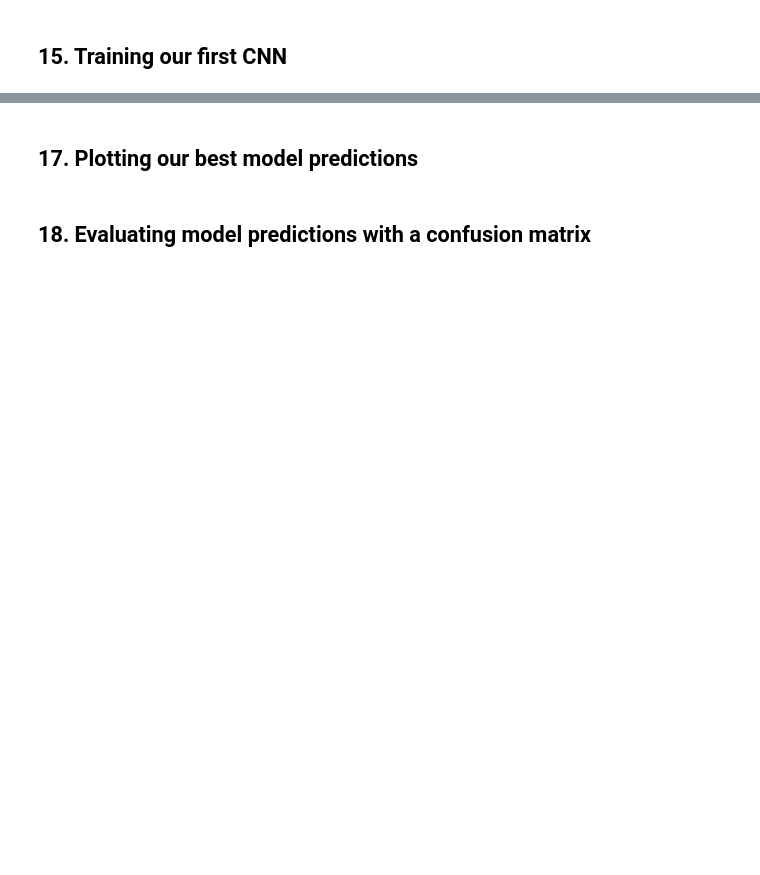
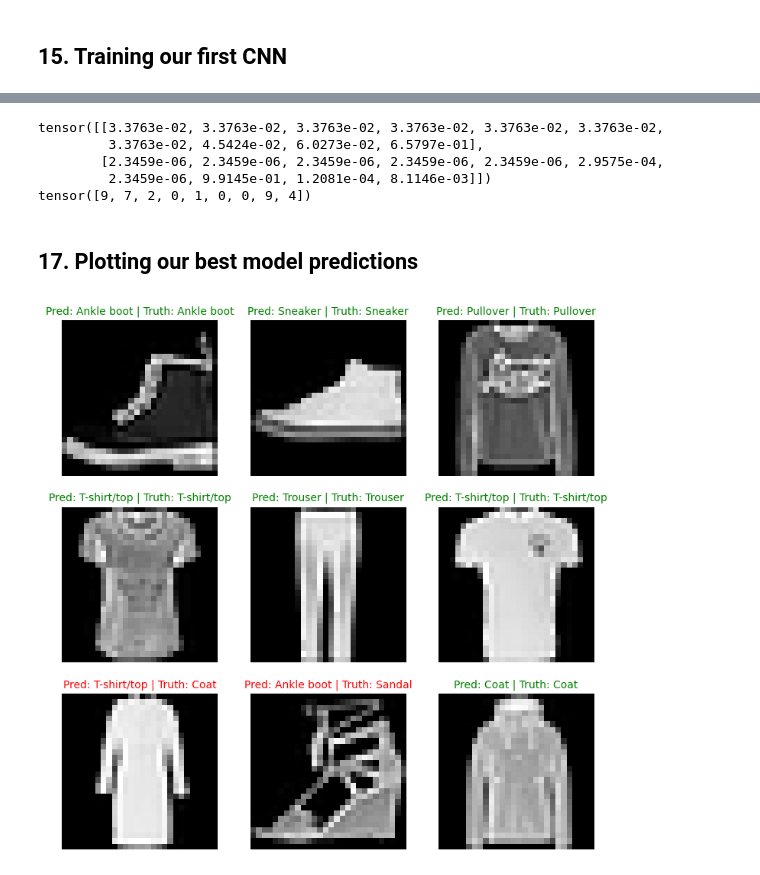
Before and after one commit to kdvillavicencio/sandbox-pytorch, a Jupyter notebook: pytorch/03_Comupter-Vision.ipynb, the cells around one changed output, grey strips where cells are left out. Drawn from its saved outputs; the diff is of its cells as text; code cells hidden in the pictures; blank space fills up the shorter version.

```diff
--- a/pytorch/03_Comupter-Vision.ipynb
+++ b/pytorch/03_Comupter-Vision.ipynb
@@ -414,4 +763,44 @@ https://youtu.be/Z_ikDlimN6A?t=59160
+# %%
+# Make predictions
+pred_probs = make_predictions(model=model_1,
+                              data=test_samples
+)
+
+print(pred_probs[:2])
+
+# Convert pred probs to labels
+pred_classes = pred_probs.argmax(dim=1)
+print(pred_classes)
+# %% [output]
+tensor([[3.3763e-02, 3.3763e-02, 3.3763e-02, 3.3763e-02, 3.3763e-02, 3.3763e-02,
+         3.3763e-02, 4.5424e-02, 6.0273e-02, 6.5797e-01],
+        [2.3459e-06, 2.3459e-06, 2.3459e-06, 2.3459e-06, 2.3459e-06, 2.9575e-04,
+         2.3459e-06, 9.9145e-01, 1.2081e-04, 8.1146e-03]])
+tensor([9, 7, 2, 0, 1, 0, 0, 9, 4])
 # %% [markdown]
 ## 17. Plotting our best model predictions
-# %% [markdown]
-## 18. Evaluating model predictions with a confusion matrix
+# %%
+# Plot predictions
+plt.figure(figsize=(9,9))
+nrows = 3
+ncols = 3
+for i, sample in enumerate(test_samples):
+  # Create subplot
+  plt.subplot(nrows, ncols, i+1)
+  # Plot the target image
+  plt.imshow(sample.squeeze(), cmap="gray")
+  # Find the prediction
+  pred_label = class_names[pred_classes[i]]
+  # Get the truth label
+  truth_label = class_names[test_labels[i]]
+
+  #Create a title
+  title_text = f"Pred: {pred_label} | Truth: {truth_label}"
+  if pred_label == truth_label:
+    plt.title(title_text, fontsize=10, c="g")
+  else:
+    plt.title(title_text, fontsize=10, c="r")
+
+  plt.axis(False)
+# %% [output]
+[figure, added]
```
Also changed, not shown: parts of 34 cells of this notebook, 1 other file.
